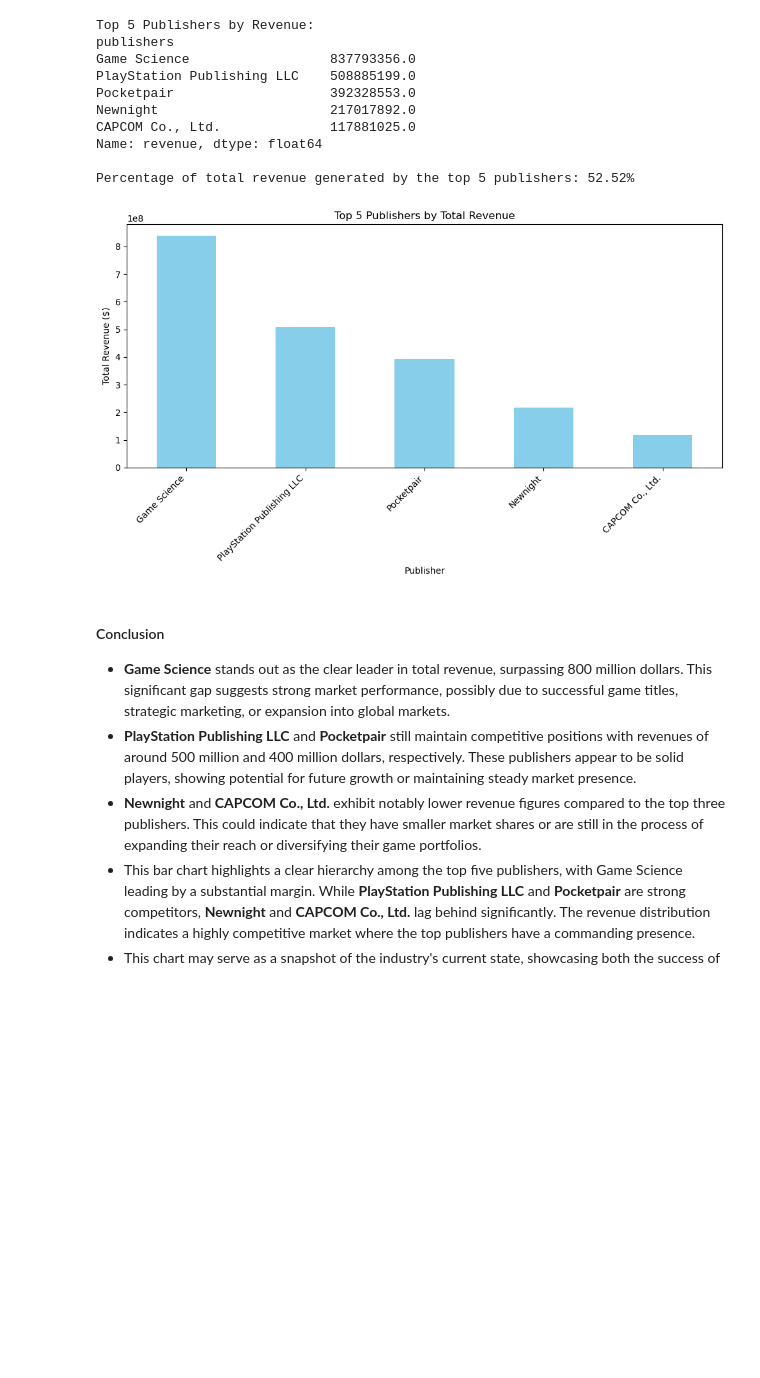
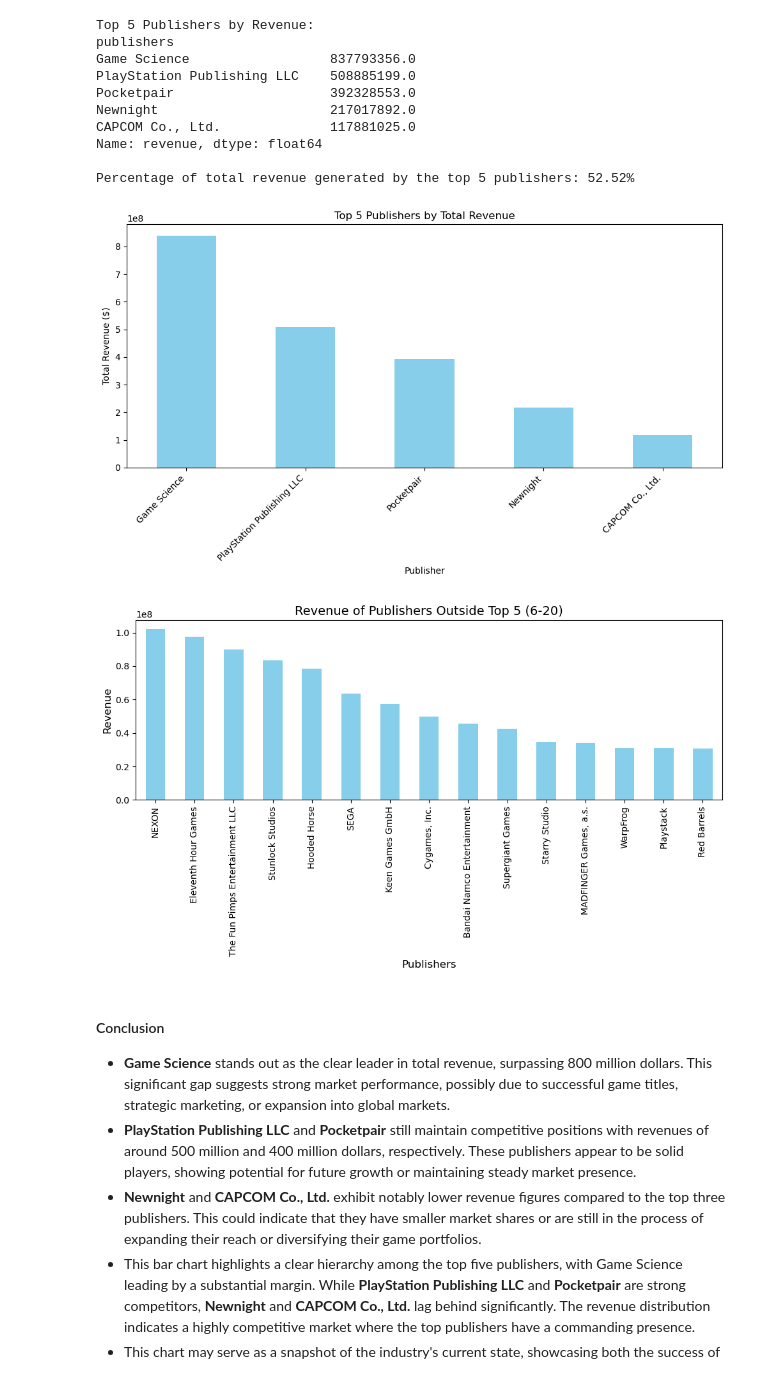
Before and after one commit to tmthu1204/PDS_FinalProject, a Jupyter notebook: FinalProject.ipynb, the cells around one changed output. Cells and saved outputs as stored; diff of their text form; code cells hidden in the pictures; blank space fills up the shorter version.

```diff
--- a/FinalProject.ipynb
+++ b/FinalProject.ipynb
@@ -131,6 +142,7 @@ revenue_by_publisher = data.groupby('publishers')['revenue'].sum().sort_values(a
 top_5_revenue = revenue_by_publisher.head(5)
 
 # Calculate the percentage of total revenue generated by the top 5 publishers
+other_publishers= revenue_by_publisher.iloc[5:20]
 top_5_total_revenue = top_5_revenue.sum()
 percentage_revenue_top_5 = (top_5_total_revenue / total_revenue) * 100
 print("Top 5 Publishers by Revenue:")
@@ -150,14 +162,24 @@ Percentage of total revenue generated by the top 5 publishers: 52.52%
 # %%
 plt.figure(figsize=(10, 6))
 top_5_revenue.plot(kind='bar', color='skyblue')
 plt.title('Top 5 Publishers by Total Revenue')
 plt.xlabel('Publisher')
 plt.ylabel('Total Revenue ($)')
 plt.xticks(rotation=45, ha='right')
 plt.tight_layout()
 plt.show()
+# Visualize the revenue of other publishers (6-12)
+plt.figure(figsize=(10, 6))
+other_publishers.plot(kind='bar', color='skyblue')
+plt.title("Revenue of Publishers Outside Top 5 (6-20)", fontsize=14)
+plt.xlabel("Publishers", fontsize=12)
+plt.ylabel("Revenue", fontsize=12)
+plt.xticks(rotation=90)
+plt.tight_layout()
+plt.show()
 # %% [output]
 [figure]
+[figure, added]
 # %% [markdown]
 #### Conclusion
 - **Game Science** stands out as the clear leader in total revenue, surpassing 800 million dollars. This significant gap suggests strong market performance, possibly due to successful game titles, strategic marketing, or expansion into global markets.
```
Also changed, not shown: parts of 3 cells of this notebook.
